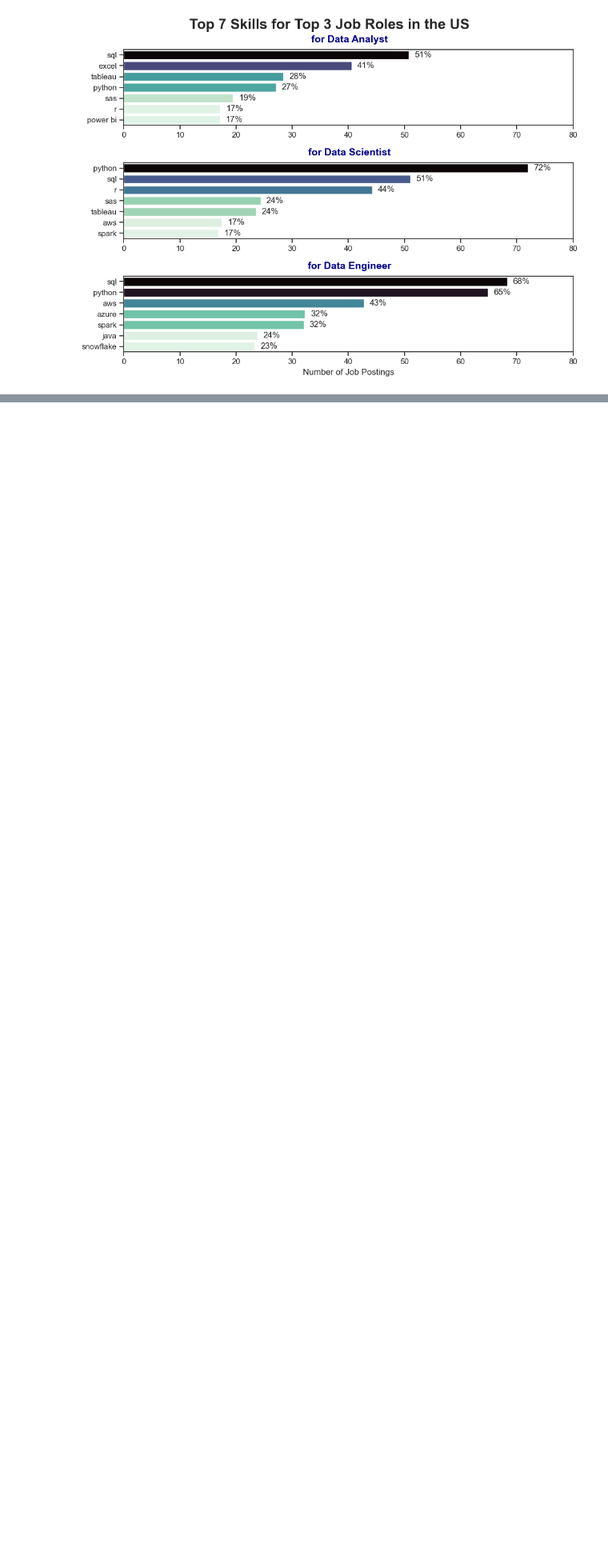
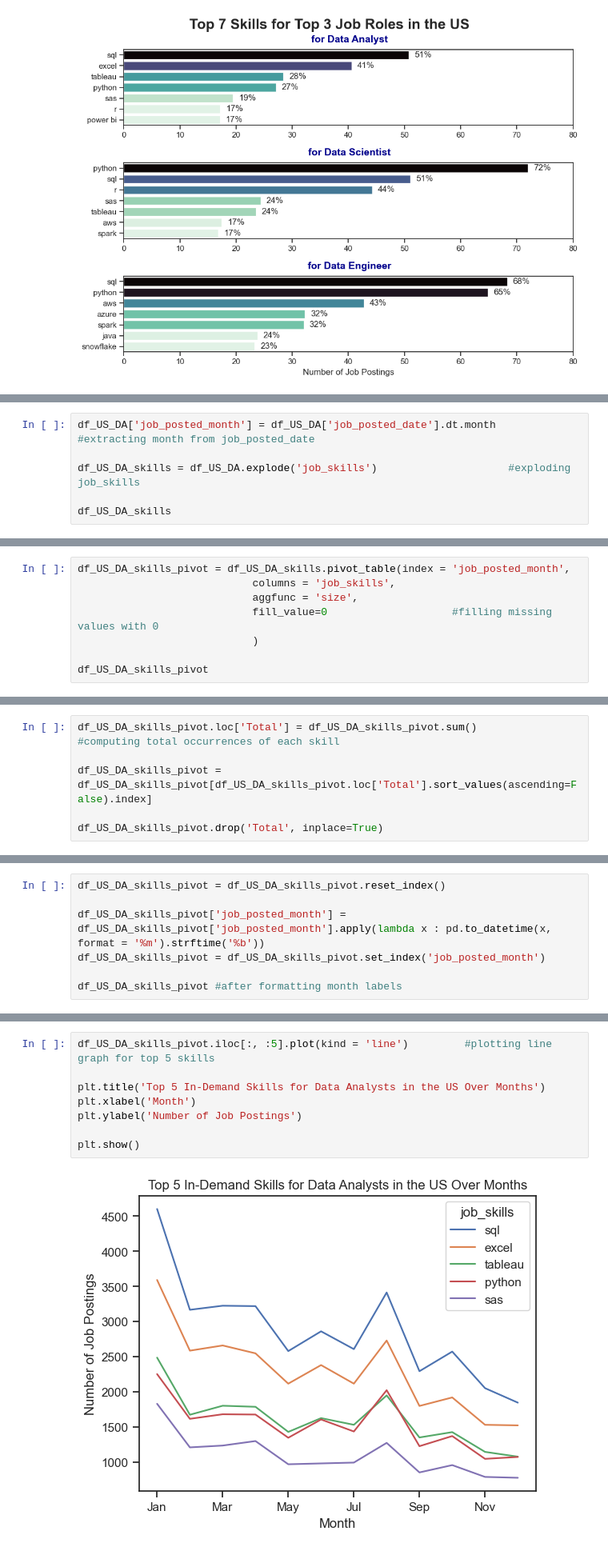
Before and after one commit to Regragui-Mohammed/Data-Analytics-Job-Market-Analysis-2023, a Jupyter notebook: Part/All.ipynb, the cells around one changed output, grey strips where cells are left out. Shown at 80% size. Saved outputs shown, nothing was run; the diff lists cells and outputs as text; blank space fills up the shorter version.

```diff
--- a/Part/All.ipynb
+++ b/Part/All.ipynb
@@ -568,0 +628,6 @@ plt.show()
+# %%
+df_US_DA['job_posted_month'] = df_US_DA['job_posted_date'].dt.month   #extracting month from job_posted_date
+
+df_US_DA_skills = df_US_DA.explode('job_skills')                     #exploding job_skills
+
+df_US_DA_skills
@@ -568,0 +673,8 @@ plt.show()
+# %%
+df_US_DA_skills_pivot = df_US_DA_skills.pivot_table(index = 'job_posted_month',
+                            columns = 'job_skills',
+                            aggfunc = 'size',
+                            fill_value=0                    #filling missing values with 0
+                            )
+
+df_US_DA_skills_pivot
@@ -568,0 +700,6 @@ plt.show()
+# %%
+df_US_DA_skills_pivot.loc['Total'] = df_US_DA_skills_pivot.sum()        #computing total occurrences of each skill
+
+df_US_DA_skills_pivot = df_US_DA_skills_pivot[df_US_DA_skills_pivot.loc['Total'].sort_values(ascending=False).index]
+
+df_US_DA_skills_pivot.drop('Total', inplace=True)
@@ -568,0 +731,7 @@ plt.show()
+# %%
+df_US_DA_skills_pivot = df_US_DA_skills_pivot.reset_index()
+
+df_US_DA_skills_pivot['job_posted_month'] = df_US_DA_skills_pivot['job_posted_month'].apply(lambda x : pd.to_datetime(x, format = '%m').strftime('%b'))
+df_US_DA_skills_pivot = df_US_DA_skills_pivot.set_index('job_posted_month')
+
+df_US_DA_skills_pivot #after formatting month labels
@@ -568,0 +766,10 @@ plt.show()
+# %%
+df_US_DA_skills_pivot.iloc[:, :5].plot(kind = 'line')         #plotting line graph for top 5 skills
+
+plt.title('Top 5 In-Demand Skills for Data Analysts in the US Over Months')
+plt.xlabel('Month')
+plt.ylabel('Number of Job Postings')
+
+plt.show()
+# %% [output]
+[figure, added]
```
Also changed, not shown: parts of 45 cells of this notebook, 8 other files.
